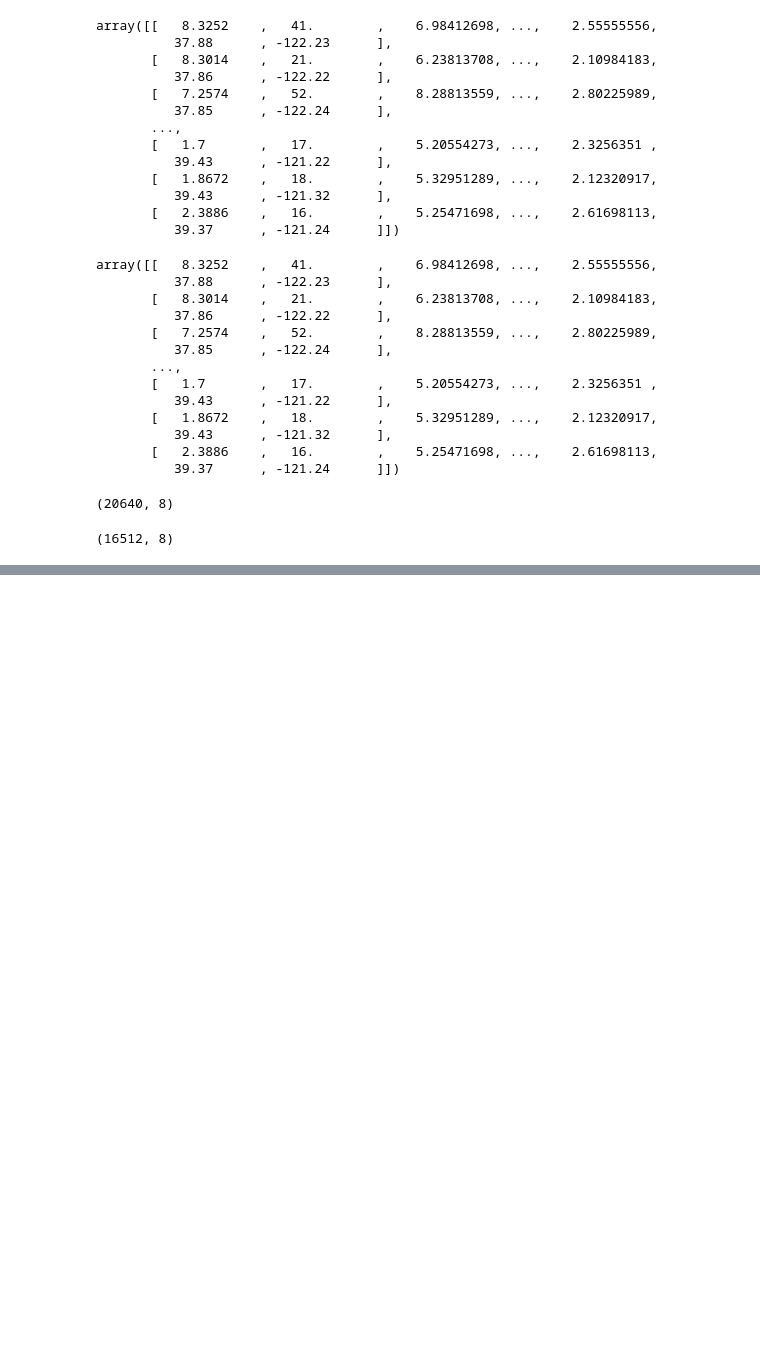
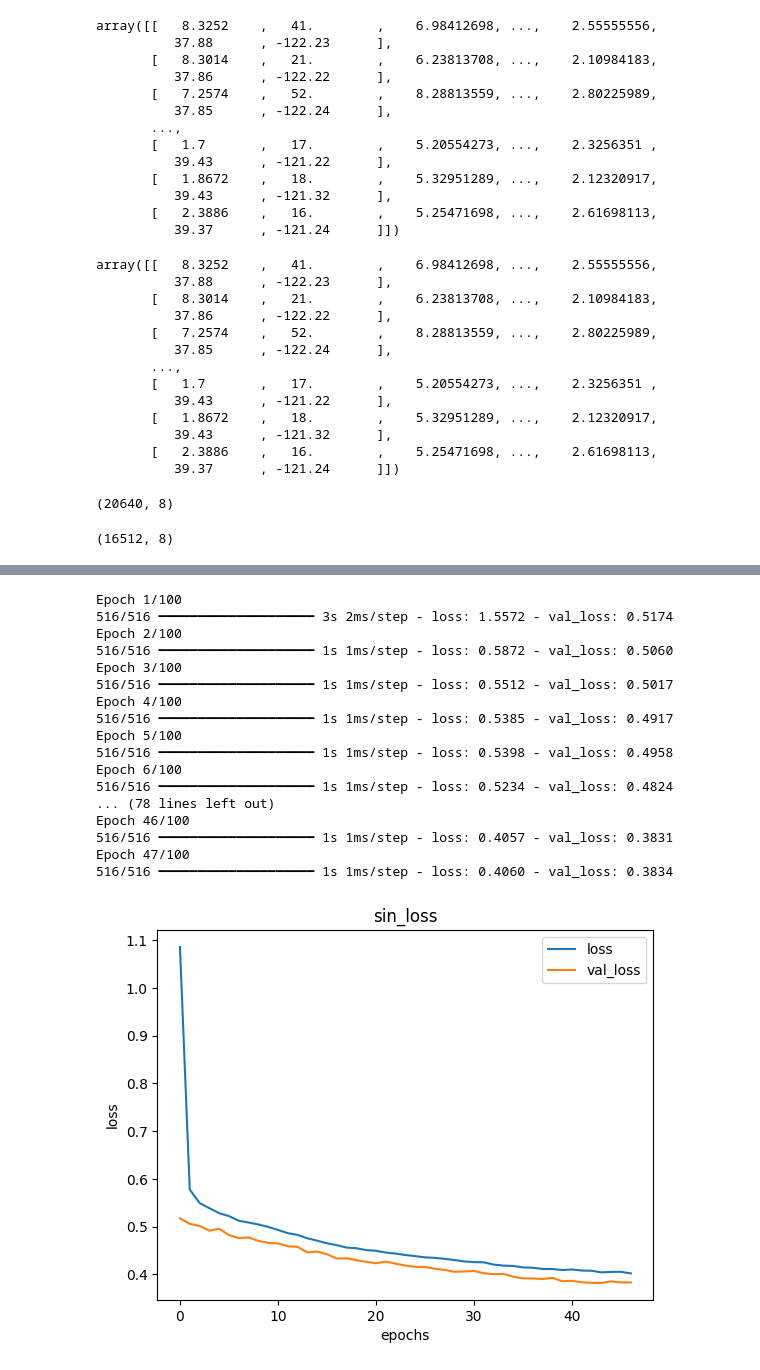
Before and after one commit to ak45aaa/Inje_HighSchool_academic_festival, a Jupyter notebook: DNN_custom_activation.ipynb, the cells around one changed output, grey strips where cells are left out. Cells and saved outputs as stored; diff of their text form; code cells hidden in the pictures; blank space fills up the shorter version.

```diff
--- a/DNN_custom_activation.ipynb
+++ b/DNN_custom_activation.ipynb
@@ -147,0 +162,24 @@ dict_keys(['1'])
+# %%
+def sin(x):
+    return tf.sin(x)
+# %%
+sin_loss = test_activation(sin, title='sin_loss', return_list=True)
+# %% [output]
+Epoch 1/100
+516/516 ━━━━━━━━━━━━━━━━━━━━ 3s 2ms/step - loss: 1.5572 - val_loss: 0.5174
+Epoch 2/100
+516/516 ━━━━━━━━━━━━━━━━━━━━ 1s 1ms/step - loss: 0.5872 - val_loss: 0.5060
+Epoch 3/100
+516/516 ━━━━━━━━━━━━━━━━━━━━ 1s 1ms/step - loss: 0.5512 - val_loss: 0.5017
+Epoch 4/100
+516/516 ━━━━━━━━━━━━━━━━━━━━ 1s 1ms/step - loss: 0.5385 - val_loss: 0.4917
+Epoch 5/100
+516/516 ━━━━━━━━━━━━━━━━━━━━ 1s 1ms/step - loss: 0.5398 - val_loss: 0.4958
+Epoch 6/100
+516/516 ━━━━━━━━━━━━━━━━━━━━ 1s 1ms/step - loss: 0.5234 - val_loss: 0.4824
+... (78 lines left out)
+Epoch 46/100
+516/516 ━━━━━━━━━━━━━━━━━━━━ 1s 1ms/step - loss: 0.4057 - val_loss: 0.3831
+Epoch 47/100
+516/516 ━━━━━━━━━━━━━━━━━━━━ 1s 1ms/step - loss: 0.4060 - val_loss: 0.3834
+[figure, added]
```
Also changed, not shown: parts of 9 cells of this notebook, 3 other files.
